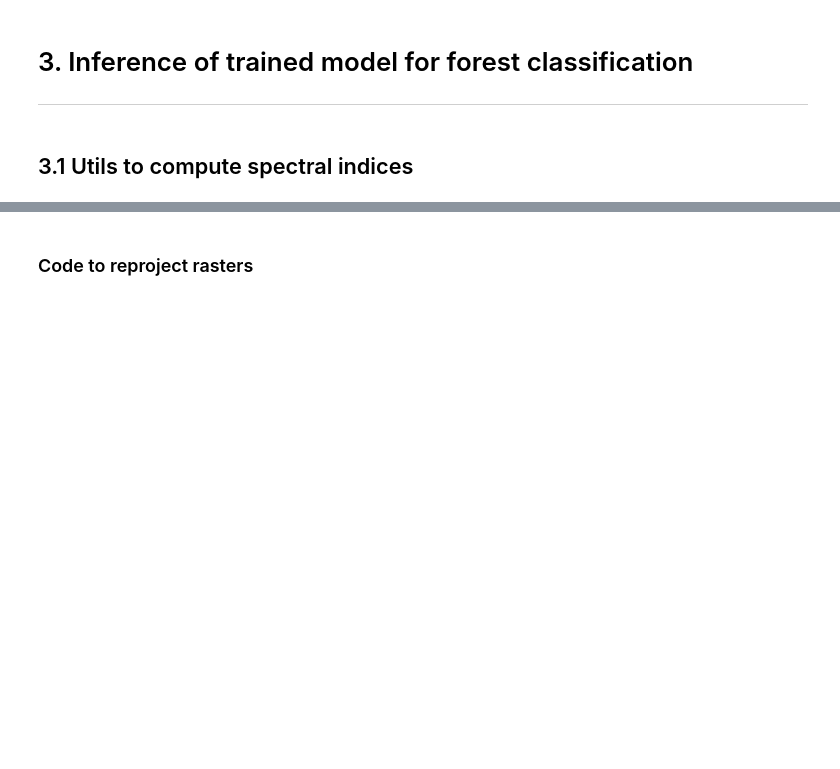
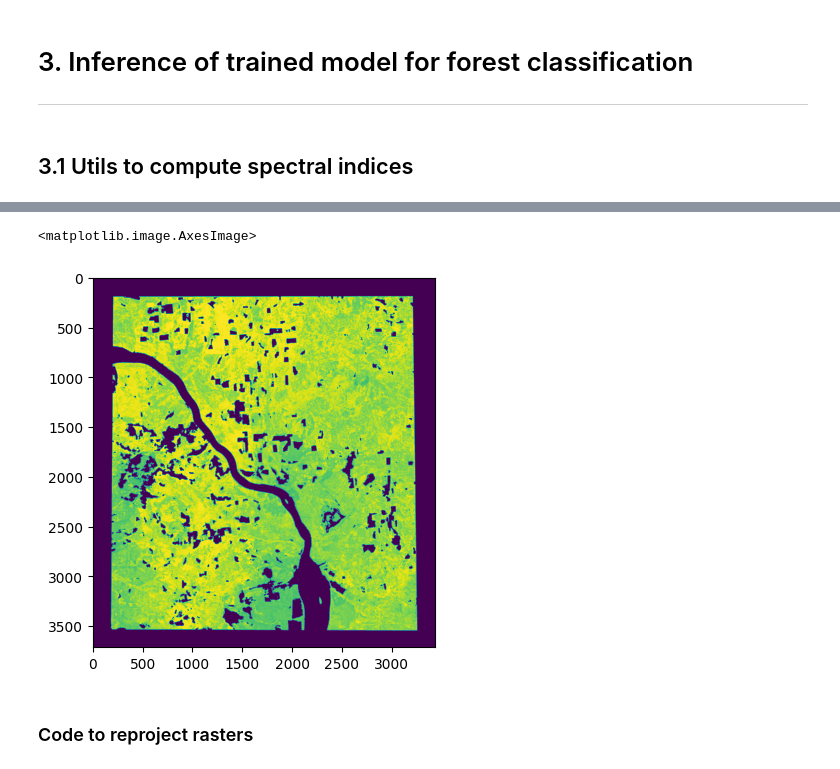
Before and after one commit to mishagrol/ForestMapping, a Jupyter notebook: notebooks/Inference.ipynb, the cells around one changed output, grey strips where cells are left out. Saved outputs shown, nothing was run; the diff lists cells and outputs as text; code cells hidden in the pictures; blank space fills up the shorter version.

```diff
--- a/notebooks/Inference.ipynb
+++ b/notebooks/Inference.ipynb
@@ -147,2 +146,14 @@ array([ 7,  5,  1,  6,  4, 12, 14, 15, 16, 13, 11, 17])
+# %%
+def get_calibrated(df:pd.DataFrame, model):
+    clf = CalibratedClassifierCV(model)
+    df = df.sample(int(len(df)*0.7))
+    y_train = df['class']
+    x_train = df.drop(columns=['key', 'class'])
+    clf.fit(x_train, y_train)
+    return clf
+# %%
+model_fname = models[model]['model']
+forest_model = load(model_fname)
+clf = get_calibrated(df=df_forest, model=forest_model)
 # %%
 
@@ -228,3 +257,8 @@ Saved geotiff: ../rasters/prediction_bratsk_2024_RF_UQ.tif
+# %%
+plt.imshow(output_mask_proba)
+# %% [output]
+<matplotlib.image.AxesImage>
+[figure, added]
 # %% [markdown]
 ### Code to reproject rasters
 # %%
```
Also changed, not shown: parts of 3 cells of this notebook, 15 other files.
